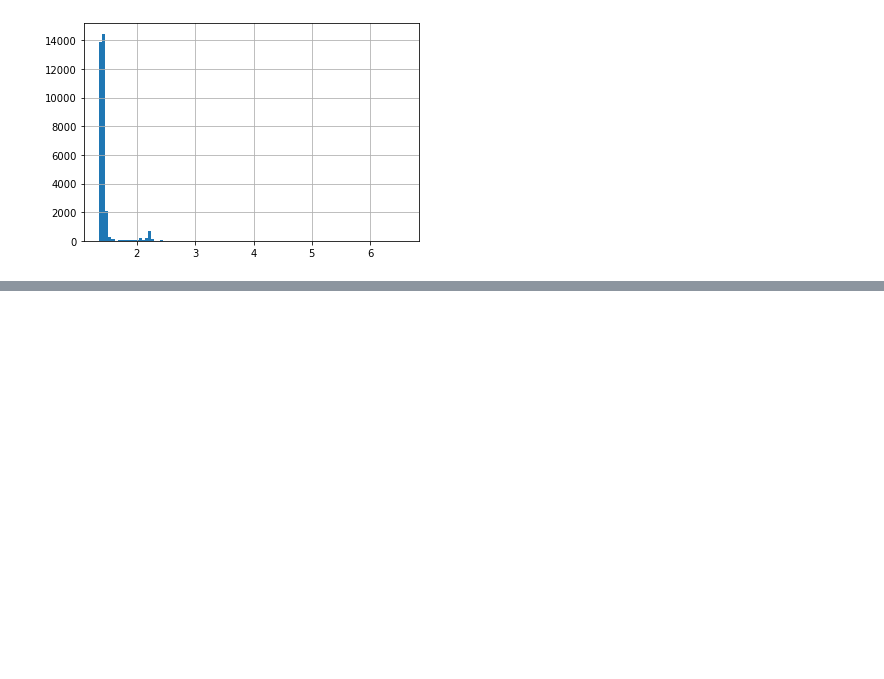
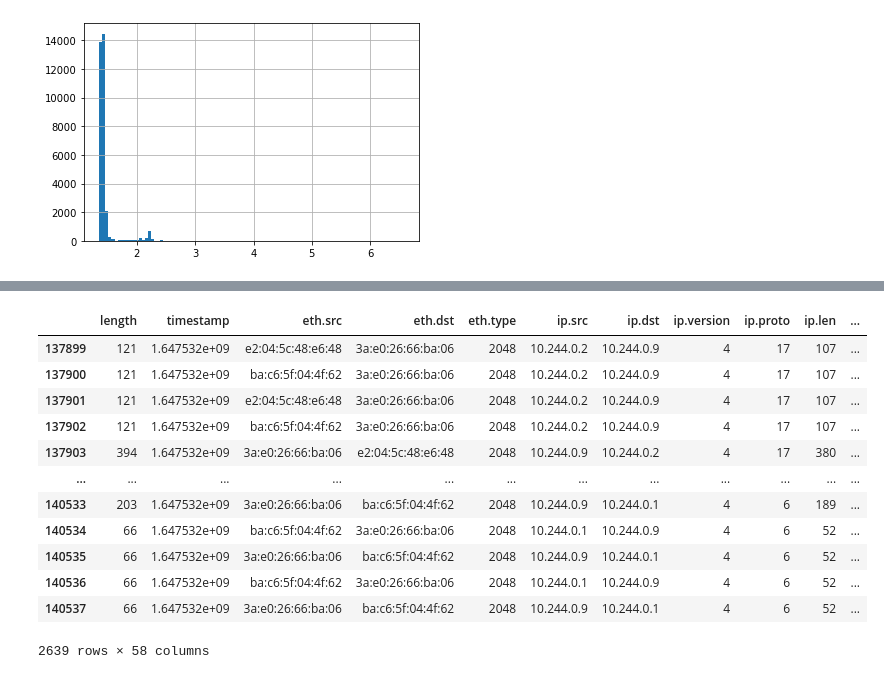
Before and after one commit to hotshot07/thesis, a Jupyter notebook: notebooks/Think this is it.ipynb, the cells around one changed output, grey strips where cells are left out. Cells and saved outputs as stored; diff of their text form; code cells hidden in the pictures; blank space fills up the shorter version.

```diff
--- a/notebooks/Think this is it.ipynb
+++ b/notebooks/Think this is it.ipynb
@@ -180,0 +211,19 @@ anomalous_dict['score'].hist(bins = 100)
+# %%
+total_packet_list = []
+sum_ts = 0
+
+for ts in range(min_timestamp, max_timestamp , 10):
+
+    interval = 9
+    if ts + interval > max_timestamp:
+        interval = max_timestamp - ts
+
+    time_df = time_analysis[time_analysis['timestamp_int'].between(ts, ts+interval)].copy()
+    sum_ts+=len(time_df)
+
+    ip_value_count_dict = time_df['ip.dst'].value_counts().to_dict()
+
+    time_df['packet_flow_10_s'] = time_df['ip.dst'].apply(lambda x: ip_value_count_dict[str(x)])
+
+    for x in list(time_df['packet_flow_10_s']):
+        total_packet_list.append(x)
@@ -180,0 +234,2 @@ anomalous_dict['score'].hist(bins = 100)
+# %%
+time_analysis['packet_flow_10_s'] = total_packet_list
@@ -180,0 +251,16 @@ anomalous_dict['score'].hist(bins = 100)
+# %%
+time_analysis[time_analysis['timestamp_int'].between(ts, ts+interval+1)]
+# %% [output]
+|  | length | timestamp | eth.src | eth.dst | eth.type | ip.src | ip.dst | ip.version | ip.proto | ip.len | ... |
+| 137899 | 121 | 1.647532e+09 | e2:04:5c:48:e6:48 | 3a:e0:26:66:ba:06 | 2048 | 10.244.0.2 | 10.244.0.9 | 4 | 17 | 107 | ... |
+| 137900 | 121 | 1.647532e+09 | ba:c6:5f:04:4f:62 | 3a:e0:26:66:ba:06 | 2048 | 10.244.0.2 | 10.244.0.9 | 4 | 17 | 107 | ... |
+| 137901 | 121 | 1.647532e+09 | e2:04:5c:48:e6:48 | 3a:e0:26:66:ba:06 | 2048 | 10.244.0.2 | 10.244.0.9 | 4 | 17 | 107 | ... |
+| 137902 | 121 | 1.647532e+09 | ba:c6:5f:04:4f:62 | 3a:e0:26:66:ba:06 | 2048 | 10.244.0.2 | 10.244.0.9 | 4 | 17 | 107 | ... |
+| 137903 | 394 | 1.647532e+09 | 3a:e0:26:66:ba:06 | e2:04:5c:48:e6:48 | 2048 | 10.244.0.9 | 10.244.0.2 | 4 | 17 | 380 | ... |
+| ... | ... | ... | ... | ... | ... | ... | ... | ... | ... | ... | ... |
+| 140533 | 203 | 1.647532e+09 | 3a:e0:26:66:ba:06 | ba:c6:5f:04:4f:62 | 2048 | 10.244.0.9 | 10.244.0.1 | 4 | 6 | 189 | ... |
+| 140534 | 66 | 1.647532e+09 | ba:c6:5f:04:4f:62 | 3a:e0:26:66:ba:06 | 2048 | 10.244.0.1 | 10.244.0.9 | 4 | 6 | 52 | ... |
+| 140535 | 66 | 1.647532e+09 | 3a:e0:26:66:ba:06 | ba:c6:5f:04:4f:62 | 2048 | 10.244.0.9 | 10.244.0.1 | 4 | 6 | 52 | ... |
+| 140536 | 66 | 1.647532e+09 | ba:c6:5f:04:4f:62 | 3a:e0:26:66:ba:06 | 2048 | 10.244.0.1 | 10.244.0.9 | 4 | 6 | 52 | ... |
+| 140537 | 66 | 1.647532e+09 | 3a:e0:26:66:ba:06 | ba:c6:5f:04:4f:62 | 2048 | 10.244.0.9 | 10.244.0.1 | 4 | 6 | 52 | ... |
+2639 rows × 58 columns
```
Also changed, not shown: parts of 16 cells of this notebook.
